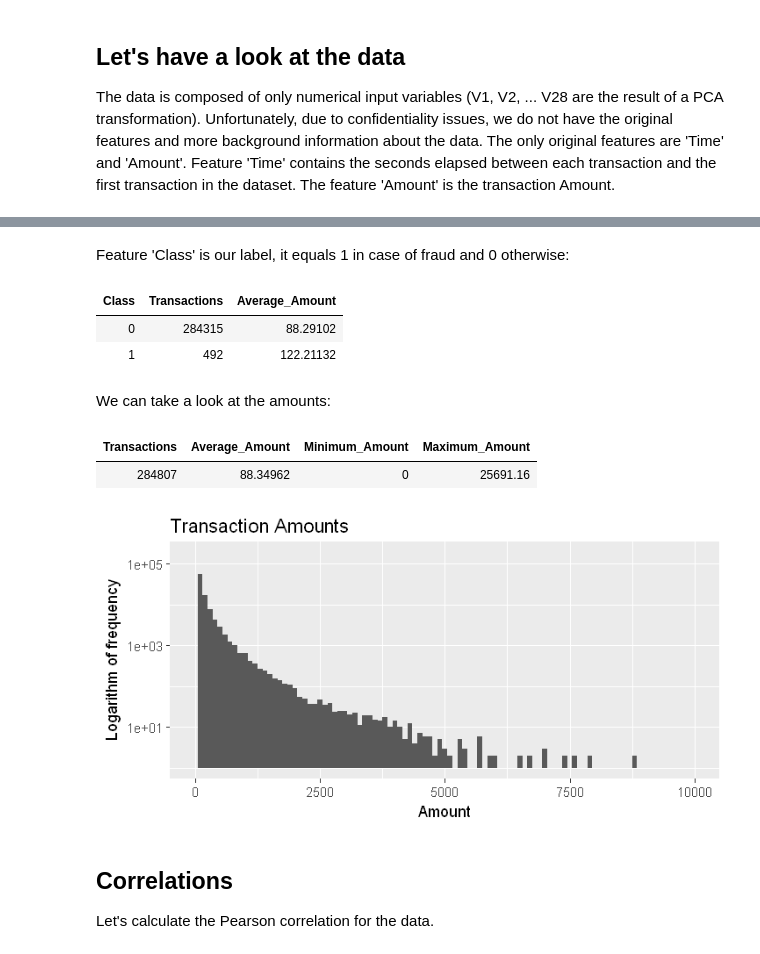
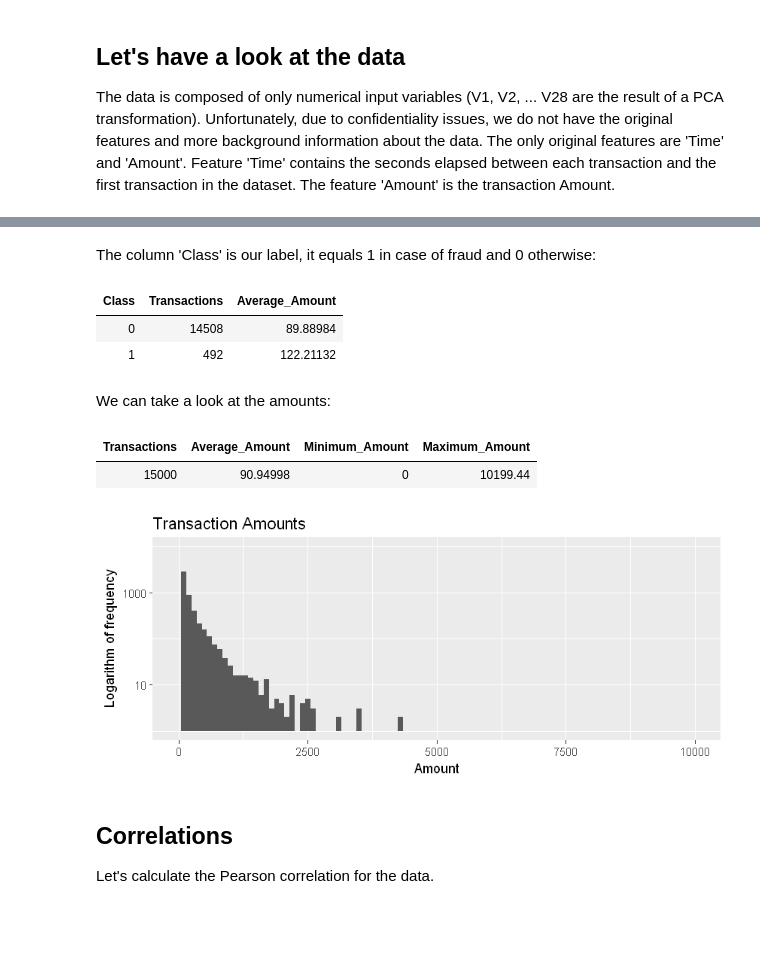
Before and after one commit to mmmlc/mlTeachings, a Jupyter notebook: 2_5_CreditCardFraud.ipynb, the cells around one changed output, grey strips where cells are left out. Drawn from its saved outputs; the diff is of its cells as text; code cells hidden in the pictures; blank space fills up the shorter version.

Commit message:
Updated Credit Card Fraud detection notebook and files

```diff
--- a/2_5_CreditCardFraud.ipynb
+++ b/2_5_CreditCardFraud.ipynb
@@ -14,7 +16,7 @@ We have downloaded the csv file for you, let's take a look!
 source('src/lib.R')
 # %%
 # import the data
-creditcard = read_csv('data/creditcard.csv', col_types = cols())
+creditcard = read_csv('data/creditcard_15k.csv', col_types = cols())
 # %% [markdown]
 ## Let's have a look at the data
 
@@ -32,30 +34,30 @@ creditcard %>% head()
 # %% [markdown]
-Feature 'Class' is our label, it equals 1 in case of fraud and 0 otherwise:
+The column 'Class' is our label, it equals 1 in case of fraud and 0 otherwise:
 # %%
 creditcard %>% group_by(Class) %>%
   summarise(Transactions = n(), Average_Amount = mean(Amount))
 # %% [output]
 | Class | Transactions | Average_Amount |
-| 0 | 284315 | 88.29102 |
+| 0 | 14508 | 89.88984 |
 | 1 | 492 | 122.21132 |
 # %% [markdown]
 We can take a look at the amounts:
 # %%
 creditcard %>%
   summarise(Transactions = n(),
             Average_Amount = mean(Amount),
             Minimum_Amount = min(Amount),
             Maximum_Amount = max(Amount))
 
-options(repr.plot.width=6, repr.plot.height=3)
+options(repr.plot.width=7, repr.plot.height=3)
 creditcard %>%
   ggplot(aes(x = Amount)) + geom_histogram(binwidth = 100) +
   labs(title='Transaction Amounts', y='Logarithm of frequency') +
   scale_y_log10() + xlim(c(0,10000)) #+ theme(legend.position = "none")
 # %% [output]
 | Transactions | Average_Amount | Minimum_Amount | Maximum_Amount |
-| 284807 | 88.34962 | 0 | 25691.16 |
+| 15000 | 90.94998 | 0 | 10199.44 |
-[figure, old version]
+[figure, new version]
 # %% [markdown]
 ## Correlations
 
```
Also changed, not shown: parts of 14 cells of this notebook, 4 other files.
